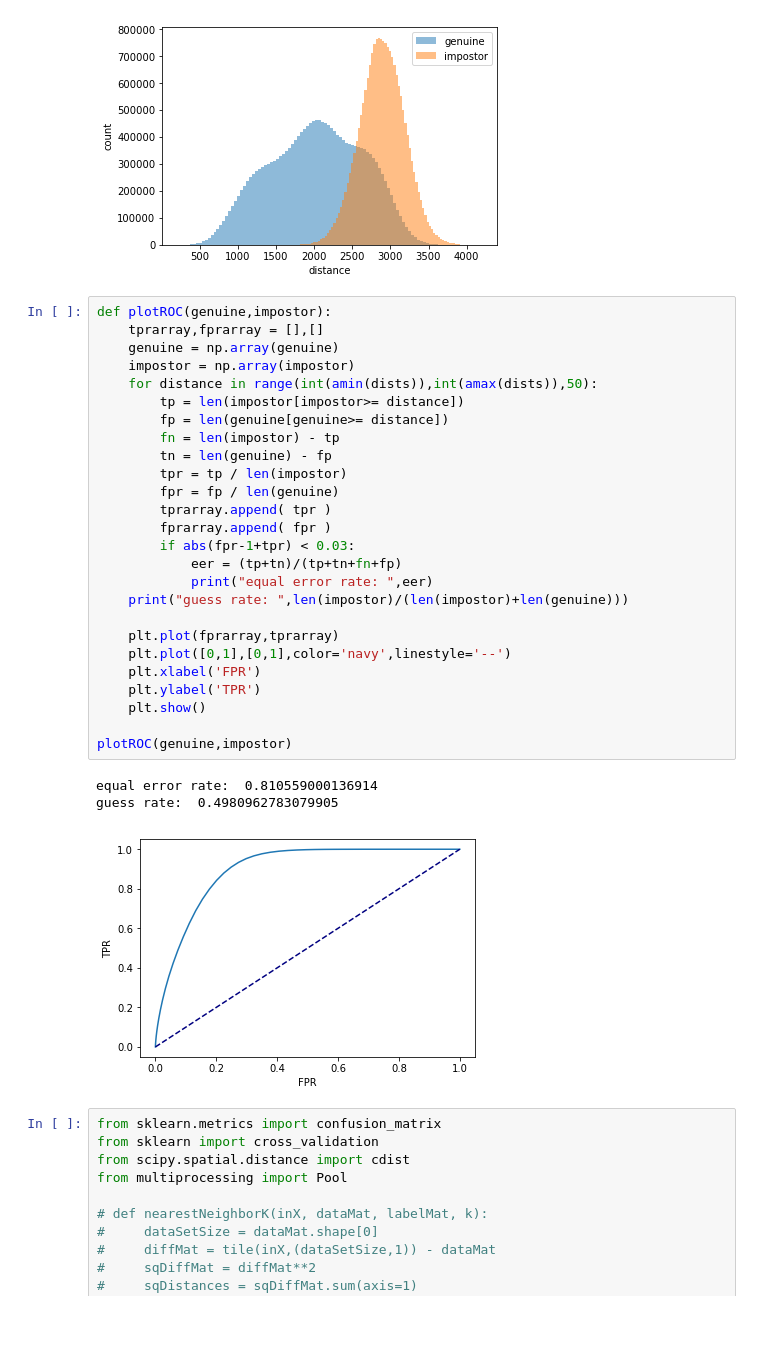
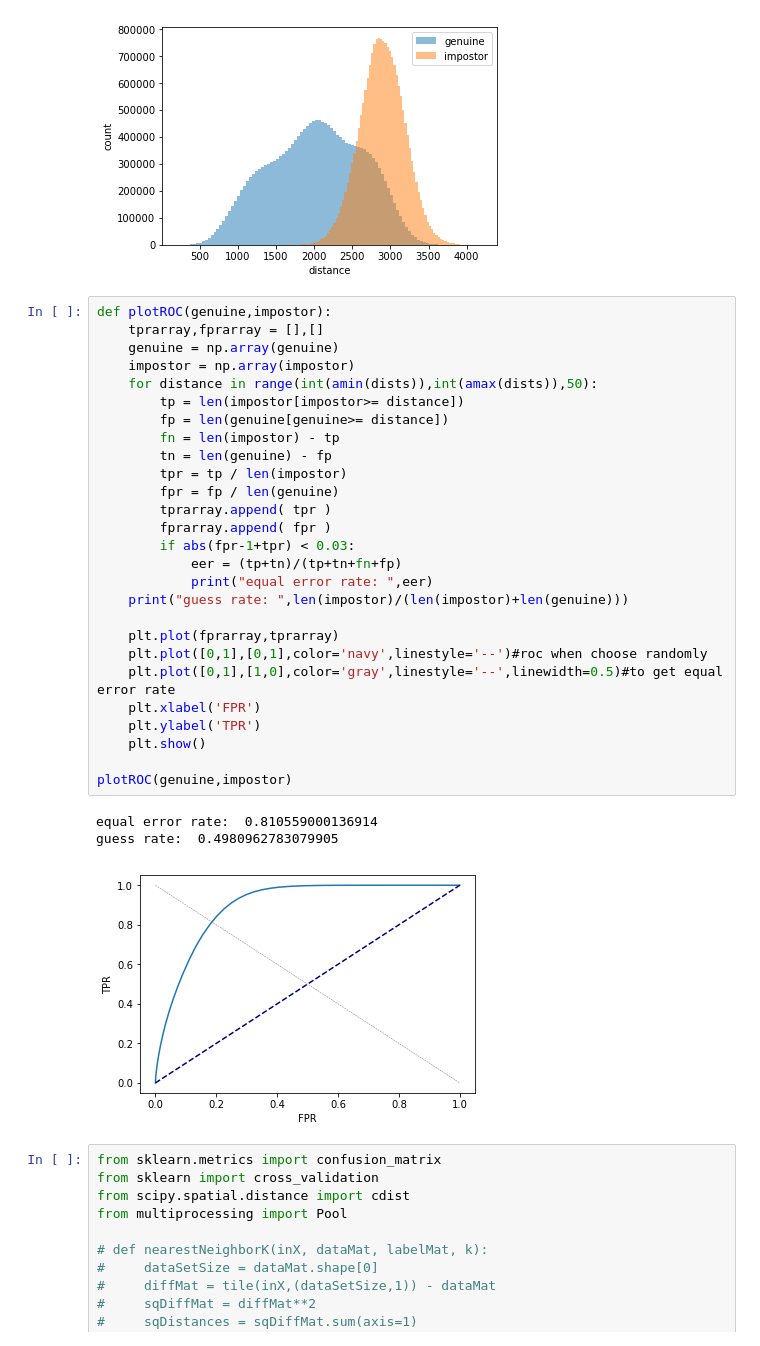
Before and after one commit to lhf-leo/aml-homework, a Jupyter notebook: question 1/Question 1.ipynb, the cells around one changed output. Drawn from its saved outputs; the diff is of its cells as text.

```diff
--- a/question 1/Question 1.ipynb
+++ b/question 1/Question 1.ipynb
@@ -108,33 +108,34 @@ dists = plotHistogram()
 # %%
 def plotROC(genuine,impostor):
     tprarray,fprarray = [],[]
     genuine = np.array(genuine)
     impostor = np.array(impostor)
     for distance in range(int(amin(dists)),int(amax(dists)),50):
         tp = len(impostor[impostor>= distance])
         fp = len(genuine[genuine>= distance])
         fn = len(impostor) - tp
         tn = len(genuine) - fp
         tpr = tp / len(impostor)
         fpr = fp / len(genuine)
         tprarray.append( tpr )
         fprarray.append( fpr )
         if abs(fpr-1+tpr) < 0.03:
             eer = (tp+tn)/(tp+tn+fn+fp)
             print("equal error rate: ",eer)
     print("guess rate: ",len(impostor)/(len(impostor)+len(genuine)))
 
     plt.plot(fprarray,tprarray)
-    plt.plot([0,1],[0,1],color='navy',linestyle='--')
+    plt.plot([0,1],[0,1],color='navy',linestyle='--')#roc when choose randomly
+    plt.plot([0,1],[1,0],color='gray',linestyle='--',linewidth=0.5)#to get equal error rate
     plt.xlabel('FPR')
     plt.ylabel('TPR')
     plt.show()
 
 plotROC(genuine,impostor)
 # %% [output]
 equal error rate:  0.810559000136914
 guess rate:  0.4980962783079905
-[figure, old version]
+[figure, new version]
 # %%
 from sklearn.metrics import confusion_matrix
 from sklearn import cross_validation
```
